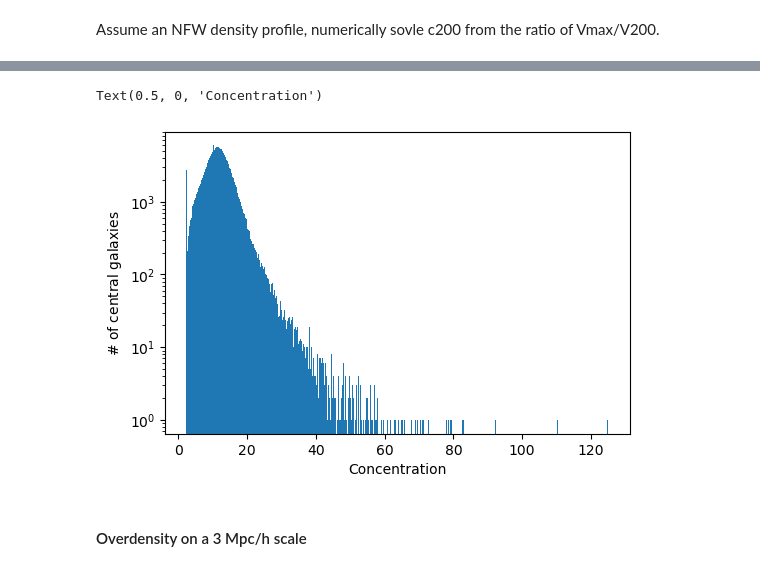
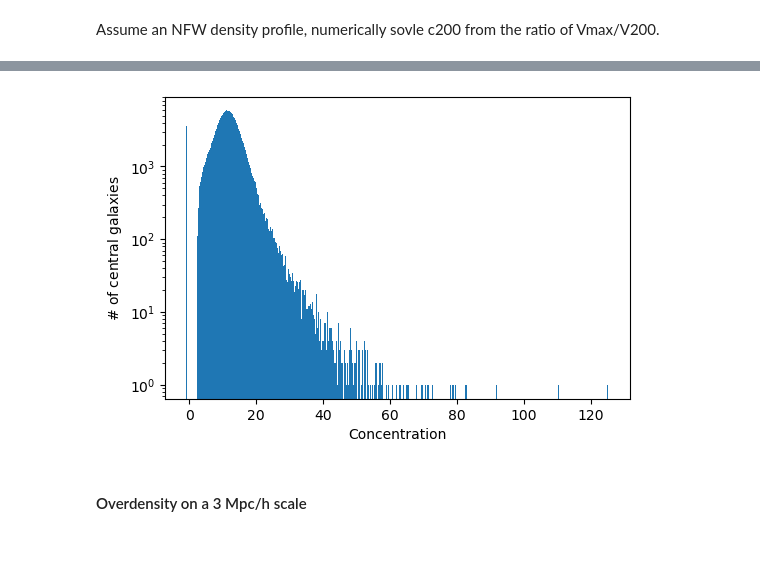
Before and after one commit to liaoshong/summer_project, a Jupyter notebook: add_output/compute_tng300-1_properties_add_Vmax_output.ipynb, the cells around one changed output, grey strips where cells are left out. Drawn from its saved outputs; the diff is of its cells as text; code cells hidden in the pictures.

Commit message:
Exclude galaxies with problematic concentrations
Also add the outputs for particle numbers

```diff
--- a/add_output/compute_tng300-1_properties_add_Vmax_output.ipynb
+++ b/add_output/compute_tng300-1_properties_add_Vmax_output.ipynb
@@ -133,9 +133,16 @@ def solve_func(x, Vmax, V200):
 
 Vmax = subhalos['SubhaloVmax'][selectSubhaloIndex]
 Rmax = subhalos['SubhaloVmaxRad'][selectSubhaloIndex]
+NpartDM = (subhalos['SubhaloLenType'][selectSubhaloIndex].T)[1]
+NpartGas = (subhalos['SubhaloLenType'][selectSubhaloIndex].T)[0]
+NpartStar = (subhalos['SubhaloLenType'][selectSubhaloIndex].T)[4]
+NpartTot = subhalos['SubhaloLen'][selectSubhaloIndex]
 cvir = np.arange(selectSubhaloNum, dtype='float64')
 for i in range(selectSubhaloNum):
-  cvir[i] = fsolve(solve_func, x0=10., args=(Vmax[i], Vvir[i]))
+  if Vmax[i] <= Vvir[i]:
+    cvir[i] = -1
+  else:
+    cvir[i] = fsolve(solve_func, x0=10., args=(Vmax[i], Vvir[i]))
 
 plt.figure(dpi = 100)
 hist(cvir, bins = 'scott')
@@ -148,5 +154,4 @@ plt.xlabel('Concentration')
-Text(0.5, 0, 'Concentration')
-[figure, old version]
+[figure, new version]
 # %% [markdown]
 #### Overdensity on a 3 Mpc/h scale
 # %% [markdown]
```
Also changed, not shown: parts of 2 cells of this notebook, 1 other file.
